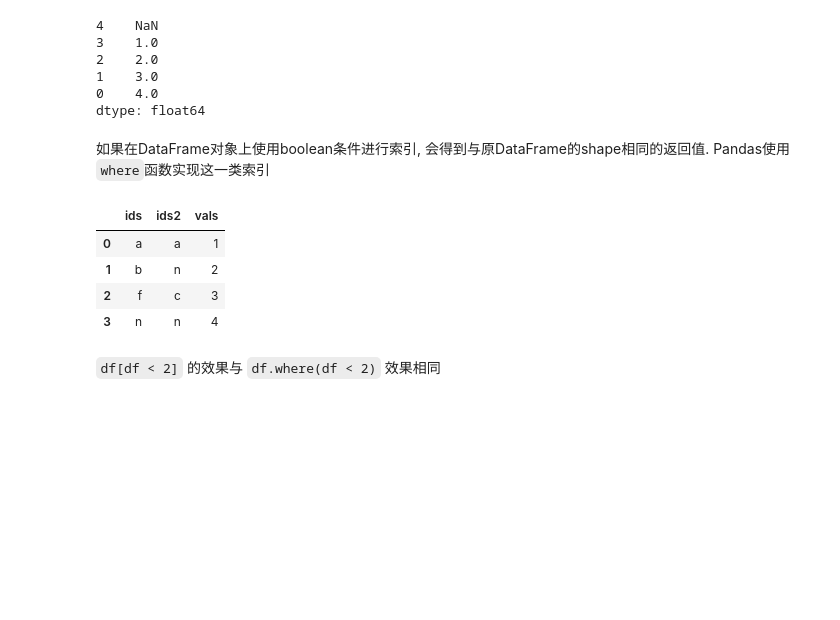
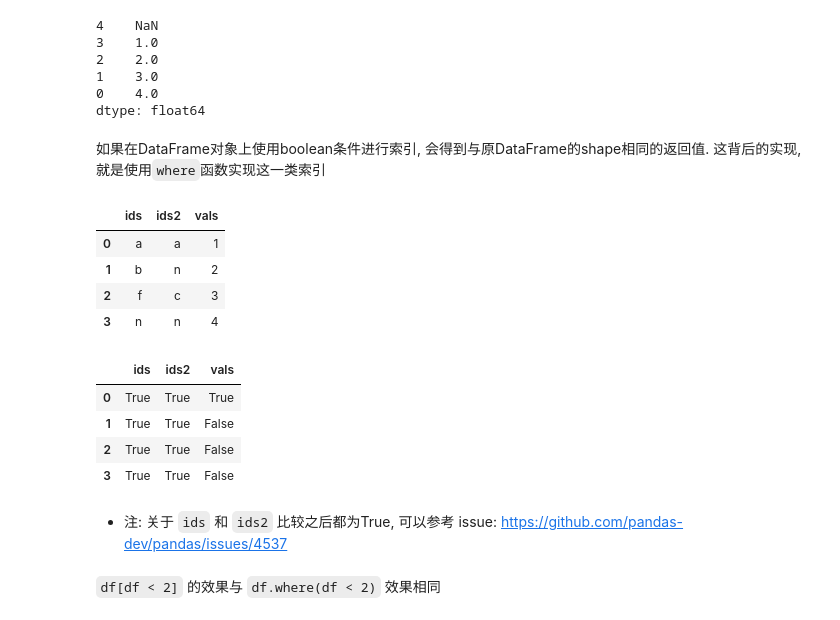
Before and after one commit to nomorewzx/learn_pandas, a Jupyter notebook: Index and Selection Part III.ipynb, the cells around one changed output. Saved outputs shown, nothing was run; the diff lists cells and outputs as text; code cells hidden in the pictures; blank space fills up the shorter version.

```diff
--- a/Index and Selection Part III.ipynb
+++ b/Index and Selection Part III.ipynb
@@ -36,7 +37,7 @@ s1.where(s1 > 0)
 0    4.0
 dtype: float64
 # %% [markdown]
-如果在DataFrame对象上使用boolean条件进行索引, 会得到与原DataFrame的shape相同的返回值. Pandas使用`where`函数实现这一类索引
+如果在DataFrame对象上使用boolean条件进行索引, 会得到与原DataFrame的shape相同的返回值. 这背后的实现,就是使用`where`函数实现这一类索引
 # %%
 df = pd.DataFrame({'vals': [1, 2, 3, 4], 'ids': ['a', 'b', 'f', 'n'],'ids2': ['a', 'n', 'c', 'n']})
 df
@@ -46,6 +47,16 @@ df
 | 1 | b | n | 2 |
 | 2 | f | c | 3 |
 | 3 | n | n | 4 |
+# %%
+df < 2
+# %% [output]
+|  | ids | ids2 | vals |
+| 0 | True | True | True |
+| 1 | True | True | False |
+| 2 | True | True | False |
+| 3 | True | True | False |
+# %% [markdown]
+* 注: 关于 `ids` 和 `ids2` 比较之后都为True, 可以参考 issue: https://github.com/pandas-dev/pandas/issues/4537
 # %% [markdown]
 `df[df < 2]` 的效果与 `df.where(df < 2)` 效果相同
 # %%
```
Also changed, not shown: parts of 3 cells of this notebook.
